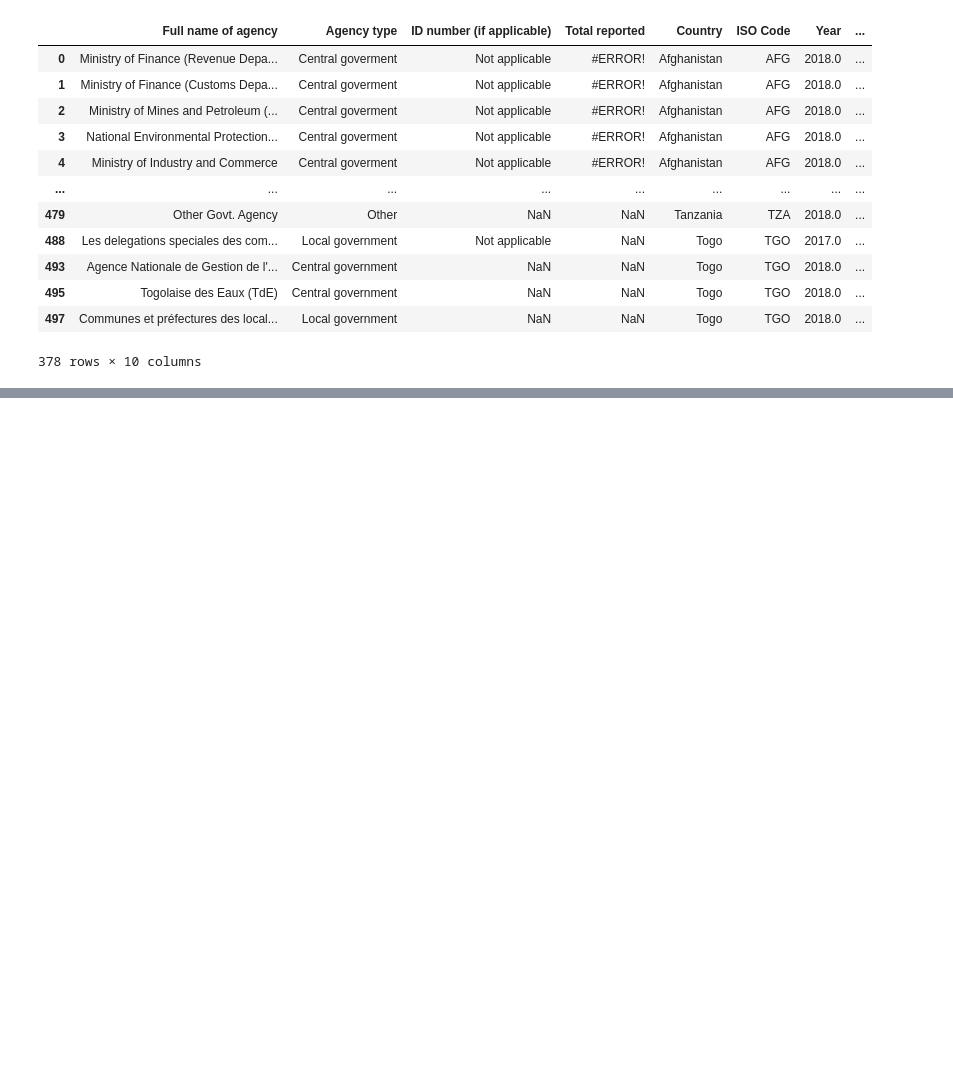
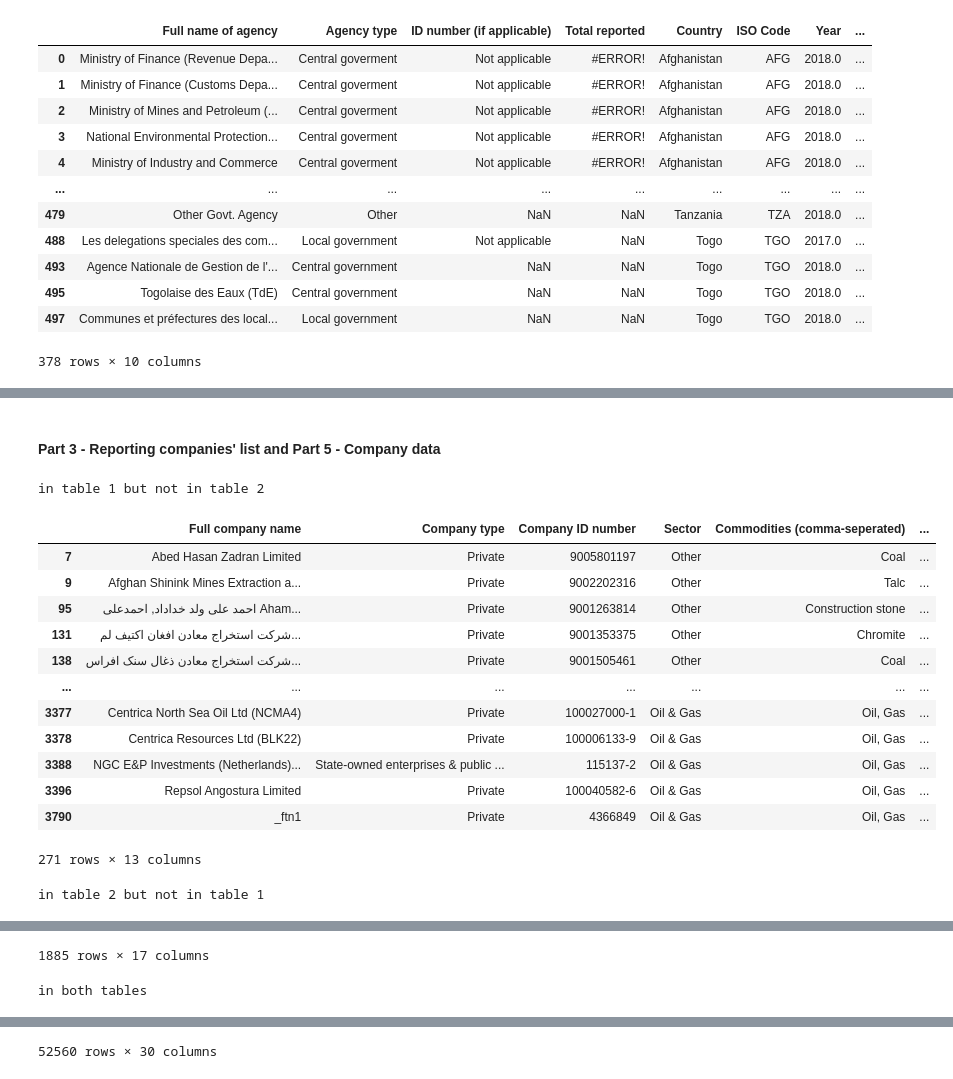
Before and after one commit to civicliteracies/EITI_SDT_data_verification_and_validation, a Jupyter notebook: 02 - Duplication and coherence.ipynb, the cells around one changed output, grey strips where cells are left out. Saved outputs shown, nothing was run; the diff lists cells and outputs as text; code cells hidden in the pictures; blank space fills up the shorter version.

```diff
--- a/02 - Duplication and coherence.ipynb
+++ b/02 - Duplication and coherence.ipynb
@@ -214,0 +319,24 @@ get_problematic_rows(df_part_3b, columns, 2)
+# %%
+# Sample data for sample_companies_list
+sample_companies_list_data = {
+    "Full company name": ["A Corp", "B Corp", "C Corp", "D Corp", "E Corp", "B Corp", "F Corp"],
+    "Company type": ["Type1", "Type2", "Type3", "Type1", "Type2", "Type2", "Type3"],
+    "Company ID number": [101, 102, 103, 104, 105, 102, 106],
+    "Country": ["X", "Y", "Z", "X", "Y", "Y", "Z"],
+    "Year": [2020, 2021, 2022, 2023, 2020, 2021, 2023]
+}
+
+sample_company_list = pd.DataFrame(sample_companies_list_data)
+
+# Sample data for sample_company_data
+sample_company_data_data = {
+    "Company": ["A Corp", "B Corp", "C Corp", "E Corp", "F Corp", "C Corp", "G Corp"],
+    "Project name": ["P1", "P2", "P3", "P4", "P5", "P3", "P6"],
+    "Country": ["X", "Y", "Z", "X", "Y", "Z", "X"],
+    "Year": [2020, 2021, 2022, 2023, 2022, 2023, 2021]
+}
+
+sample_company_data = pd.DataFrame(sample_company_data_data)
+
+display(sample_company_list)
+display(sample_company_data)
@@ -214,0 +406,25 @@ get_problematic_rows(df_part_3b, columns, 2)
+# %% [markdown]
+#### Part 3 - Reporting companies' list and Part 5 - Company data
+# %%
+common_columns_3a5 = ["Full company name"]
+common_columns_53a = ["Company"]
+
+for key, data in compare_tables(df_part_3a, df_part_5, common_columns_3a5, common_columns_53a).items():
+    print(key)
+    display(data)
+# %% [output]
+in table 1 but not in table 2
+|  | Full company name | Company type | Company ID number | Sector | Commodities (comma-seperated) | ... |
+| 7 | Abed Hasan Zadran Limited | Private | 9005801197 | Other | Coal | ... |
+| 9 | Afghan Shinink Mines Extraction a... | Private | 9002202316 | Other | Talc | ... |
+| 95 | احمد علی ولد خداداد, احمدعلی Aham... | Private | 9001263814 | Other | Construction stone | ... |
+| 131 | شرکت استخراج معادن افغان اکتیف لم... | Private | 9001353375 | Other | Chromite | ... |
+| 138 | شرکت استخراج معادن ذغال سنک افراس... | Private | 9001505461 | Other | Coal | ... |
+| ... | ... | ... | ... | ... | ... | ... |
+| 3377 | Centrica North Sea Oil Ltd (NCMA4) | Private | 100027000-1 | Oil & Gas | Oil, Gas | ... |
+| 3378 | Centrica Resources Ltd (BLK22) | Private | 100006133-9 | Oil & Gas | Oil, Gas | ... |
+| 3388 | NGC E&P Investments (Netherlands)... | State-owned enterprises & public ... | 115137-2 | Oil & Gas | Oil, Gas | ... |
+| 3396 | Repsol Angostura Limited | Private | 100040582-6 | Oil & Gas | Oil, Gas | ... |
+| 3790 | _ftn1 | Private | 4366849 | Oil & Gas | Oil, Gas | ... |
+271 rows × 13 columns
+in table 2 but not in table 1
@@ -214,0 +443,2 @@ get_problematic_rows(df_part_3b, columns, 2)
+1885 rows × 17 columns
+in both tables
@@ -214,0 +457 @@ get_problematic_rows(df_part_3b, columns, 2)
+52560 rows × 30 columns
```
Also changed, not shown: parts of 17 cells of this notebook.
